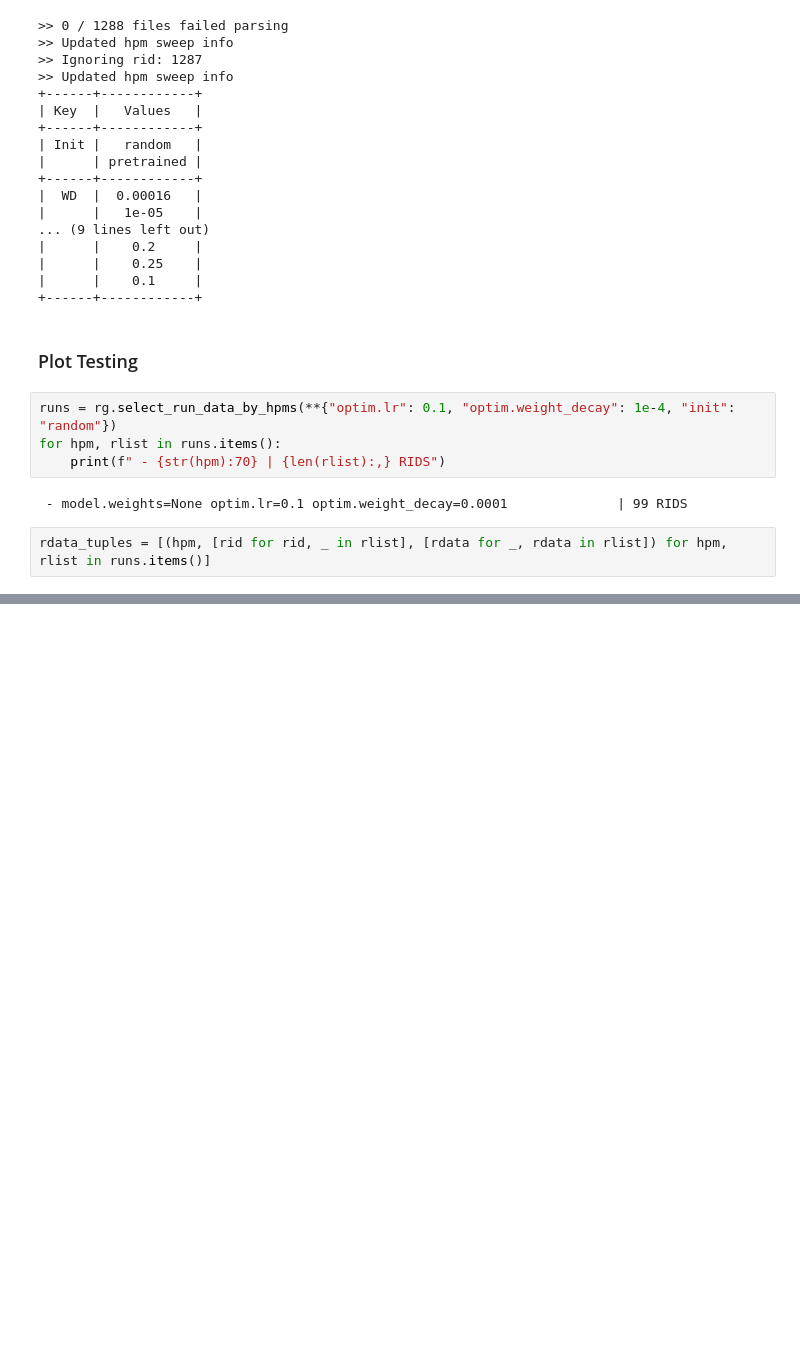
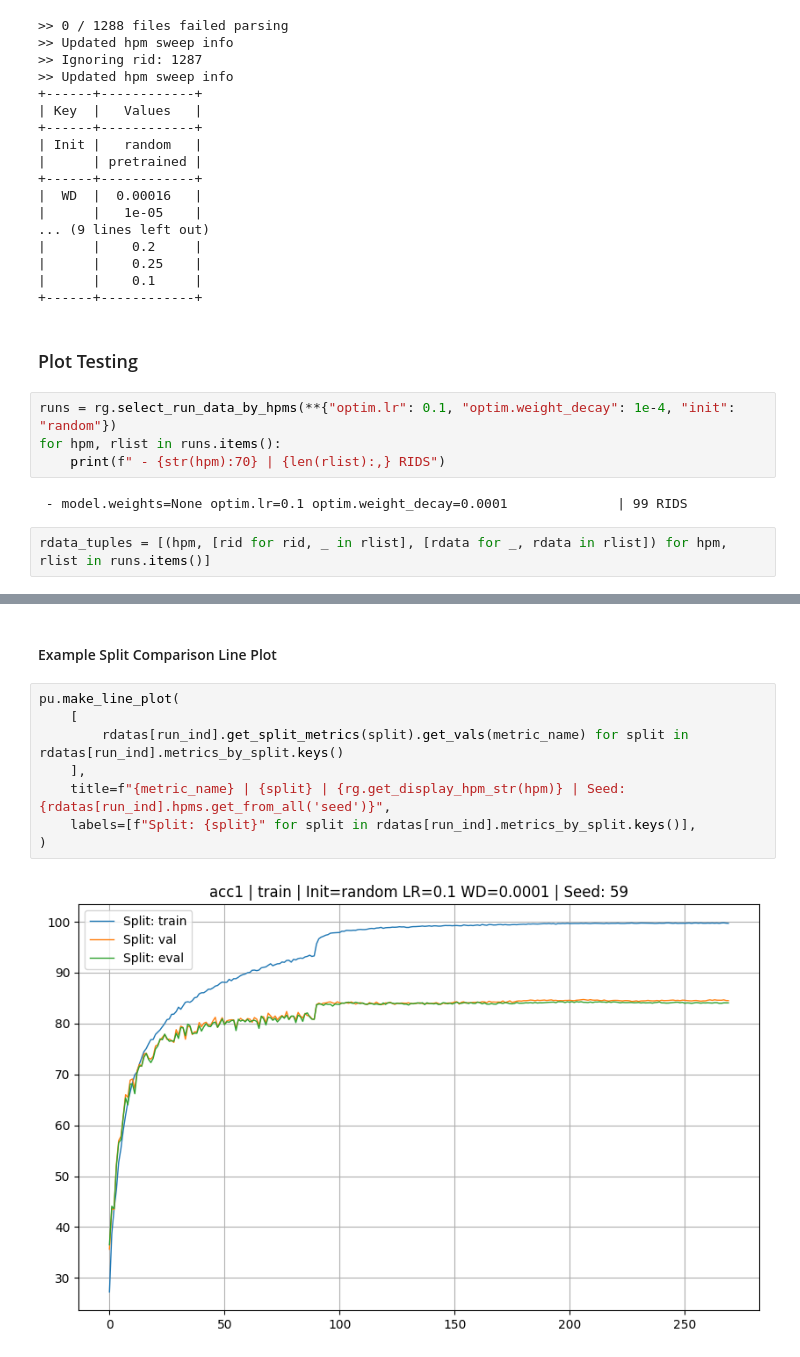
Before and after one commit to drothermel/dr_gen, a Jupyter notebook: notebooks/plot_util_examples.ipynb, the cells around one changed output, grey strips where cells are left out. Drawn from its saved outputs; the diff is of its cells as text; blank space fills up the shorter version.

```diff
--- a/notebooks/plot_util_examples.ipynb
+++ b/notebooks/plot_util_examples.ipynb
@@ -139,0 +160,12 @@ Acc Vals: [27.242500400543214, 38.68000078201294, 43.54250087738037, 47.25250062
+# %% [markdown]
+#### Example Split Comparison Line Plot
+# %%
+pu.make_line_plot(
+    [
+        rdatas[run_ind].get_split_metrics(split).get_vals(metric_name) for split in rdatas[run_ind].metrics_by_split.keys()
+    ],
+    title=f"{metric_name} | {split} | {rg.get_display_hpm_str(hpm)} | Seed: {rdatas[run_ind].hpms.get_from_all('seed')}",
+    labels=[f"Split: {split}" for split in rdatas[run_ind].metrics_by_split.keys()],
+)
+# %% [output]
+[figure, added]
```
Also changed, not shown: parts of 9 cells of this notebook, 1 other file.
